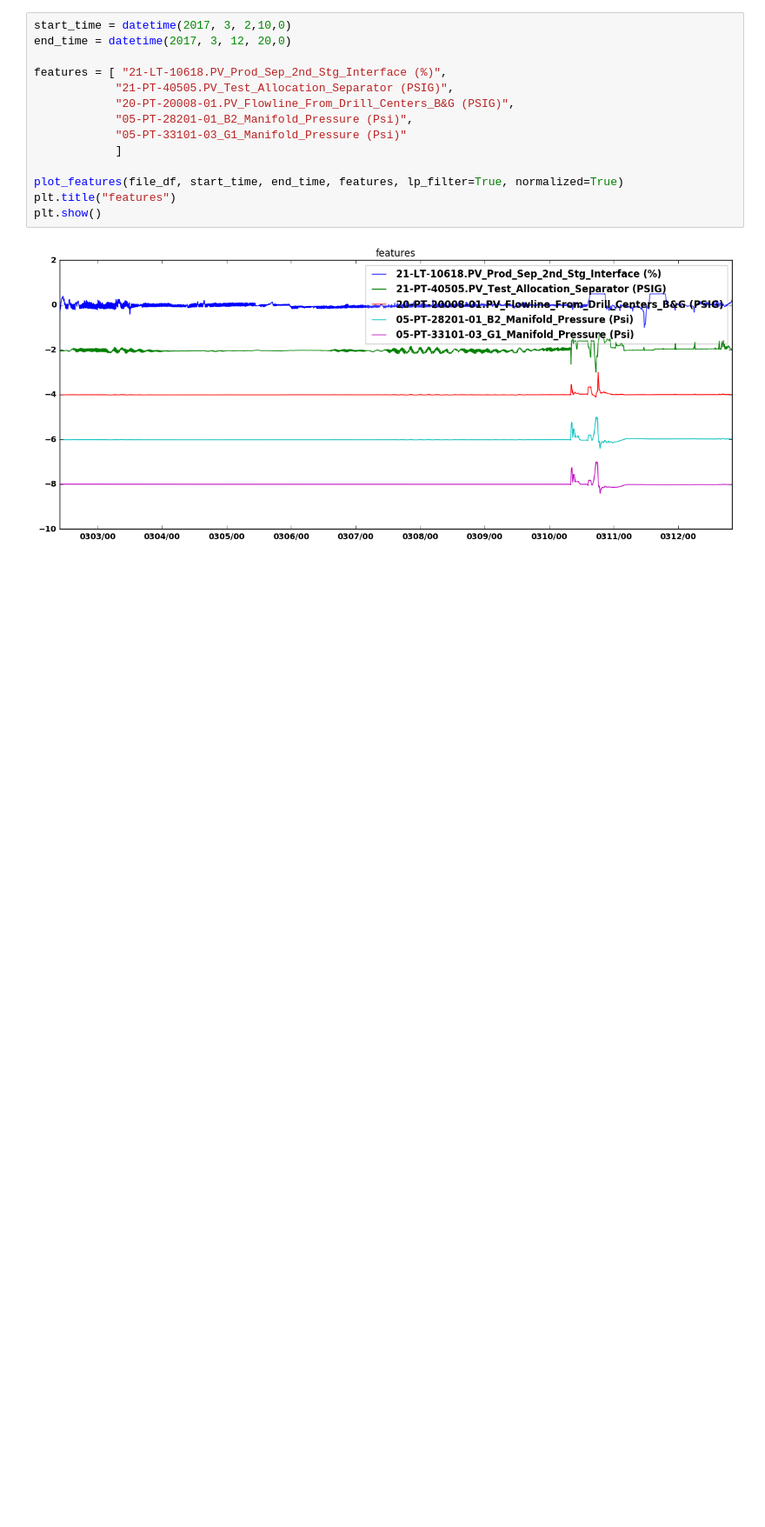
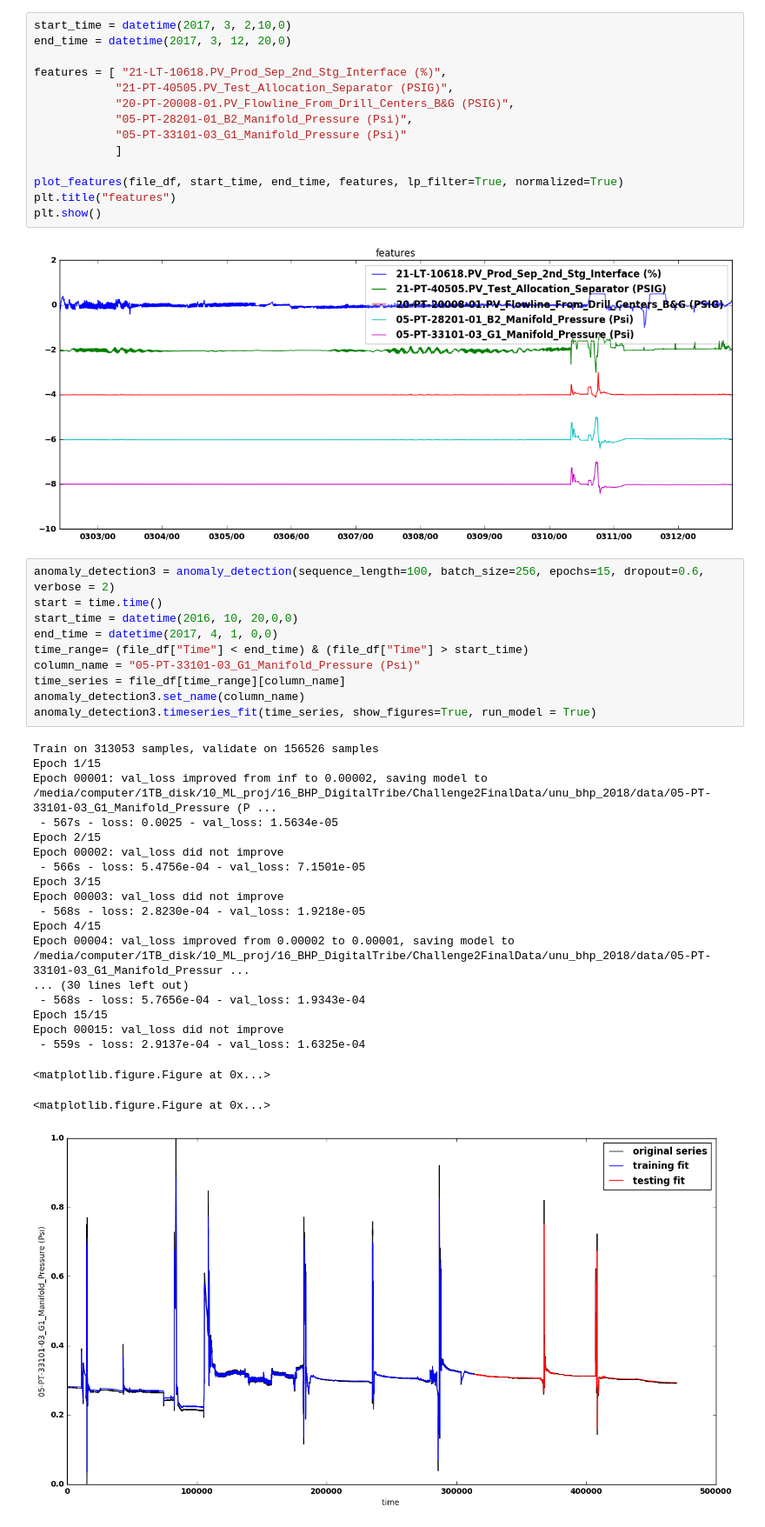
Before and after one commit to HoustonJ2013/unu_bhp_2018, a Jupyter notebook: jl/anomaly_detection_jl_test.ipynb, the cells around one changed output. Shown at 87% size. Drawn from its saved outputs; the diff is of its cells as text; blank space fills up the shorter version.

```diff
--- a/jl/anomaly_detection_jl_test.ipynb
+++ b/jl/anomaly_detection_jl_test.ipynb
@@ -124,3 +103,34 @@ plt.title("features")
 plt.show()
 # %% [output]
 [figure]
+# %%
+anomaly_detection3 = anomaly_detection(sequence_length=100, batch_size=256, epochs=15, dropout=0.6, verbose = 2)
+start = time.time()
+start_time = datetime(2016, 10, 20,0,0)
+end_time = datetime(2017, 4, 1, 0,0)
+time_range= (file_df["Time"] < end_time) & (file_df["Time"] > start_time)
+column_name = "05-PT-33101-03_G1_Manifold_Pressure (Psi)"
+time_series = file_df[time_range][column_name]
+anomaly_detection3.set_name(column_name)
+anomaly_detection3.timeseries_fit(time_series, show_figures=True, run_model = True)
+# %% [output]
+Train on 313053 samples, validate on 156526 samples
+Epoch 1/15
+Epoch 00001: val_loss improved from inf to 0.00002, saving model to /media/computer/1TB_disk/10_ML_proj/16_BHP_DigitalTribe/Challenge2FinalData/unu_bhp_2018/data/05-PT-33101-03_G1_Manifold_Pressure (P ...
+ - 567s - loss: 0.0025 - val_loss: 1.5634e-05
+Epoch 2/15
+Epoch 00002: val_loss did not improve
+ - 566s - loss: 5.4756e-04 - val_loss: 7.1501e-05
+Epoch 3/15
+Epoch 00003: val_loss did not improve
+ - 568s - loss: 2.8230e-04 - val_loss: 1.9218e-05
+Epoch 4/15
+Epoch 00004: val_loss improved from 0.00002 to 0.00001, saving model to /media/computer/1TB_disk/10_ML_proj/16_BHP_DigitalTribe/Challenge2FinalData/unu_bhp_2018/data/05-PT-33101-03_G1_Manifold_Pressur ...
+... (30 lines left out)
+ - 568s - loss: 5.7656e-04 - val_loss: 1.9343e-04
+Epoch 15/15
+Epoch 00015: val_loss did not improve
+ - 559s - loss: 2.9137e-04 - val_loss: 1.6325e-04
+<matplotlib.figure.Figure at 0x...>
+<matplotlib.figure.Figure at 0x...>
+[figure, added]
```
Also changed, not shown: parts of 5 cells of this notebook, 6 other files.
